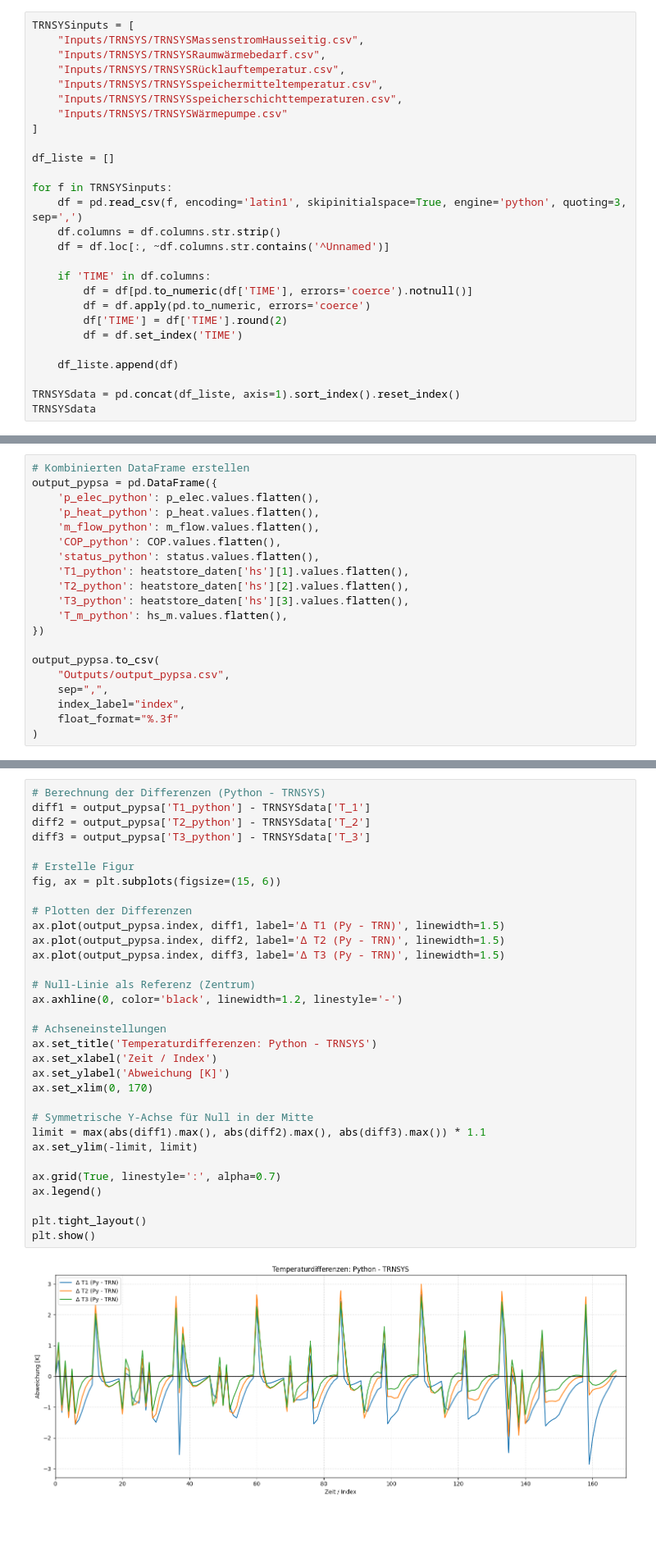
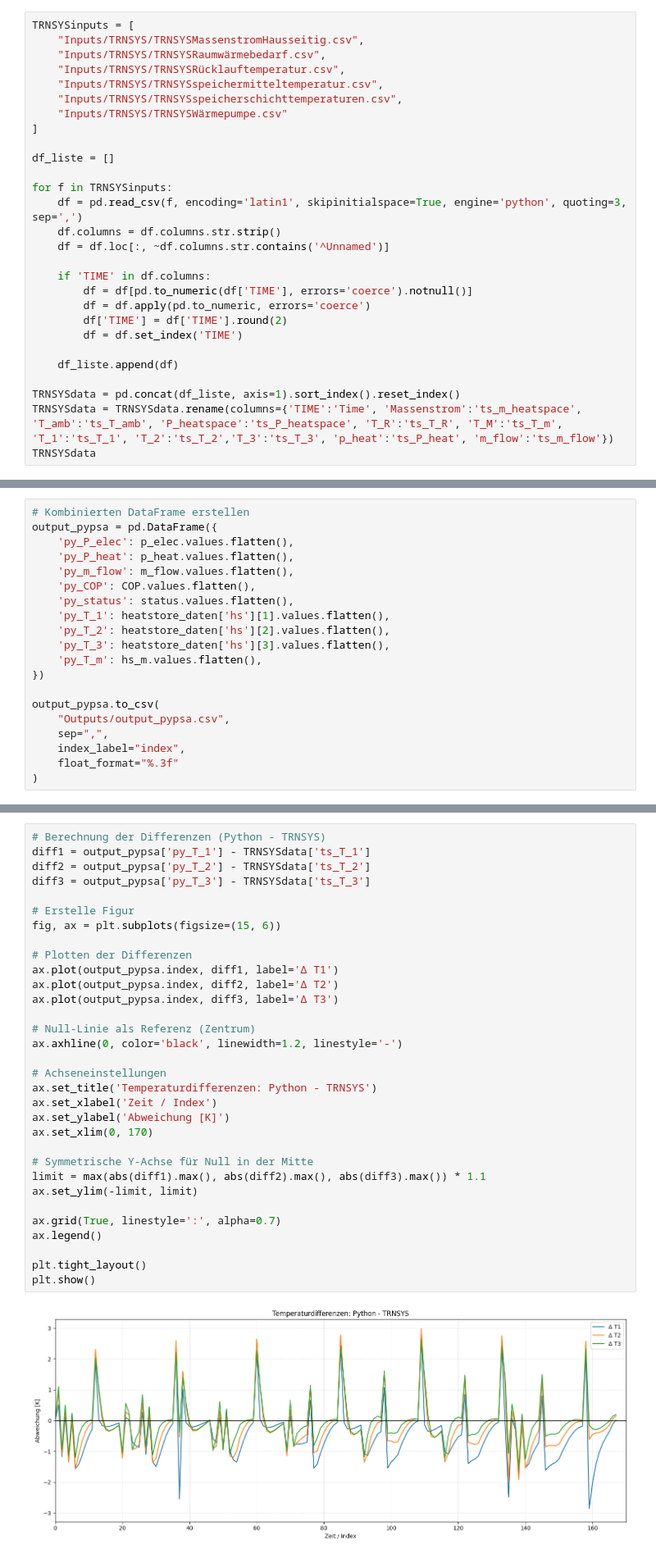
Before and after one commit to choffma8/masterprojektWaermespeicher, a Jupyter notebook: modellierungKonstanterVolumenspeicher.ipynb, the cells around one changed output, grey strips where cells are left out. Shown at 82% size. Drawn from its saved outputs; the diff is of its cells as text; blank space fills up the shorter version.

```diff
--- a/modellierungKonstanterVolumenspeicher.ipynb
+++ b/modellierungKonstanterVolumenspeicher.ipynb
@@ -363,5 +363,6 @@ for f in TRNSYSinputs:
     df_liste.append(df)
 
 TRNSYSdata = pd.concat(df_liste, axis=1).sort_index().reset_index()
+TRNSYSdata = TRNSYSdata.rename(columns={'TIME':'Time', 'Massenstrom':'ts_m_heatspace', 'T_amb':'ts_T_amb', 'P_heatspace':'ts_P_heatspace', 'T_R':'ts_T_R', 'T_M':'ts_T_m', 'T_1':'ts_T_1', 'T_2':'ts_T_2','T_3':'ts_T_3', 'p_heat':'ts_P_heat', 'm_flow':'ts_m_flow'})
 TRNSYSdata
 # %% [output]
@@ -426,15 +410,15 @@ plt.show()
 # %%
 # Kombinierten DataFrame erstellen
 output_pypsa = pd.DataFrame({
-    'p_elec_python': p_elec.values.flatten(),
-    'p_heat_python': p_heat.values.flatten(),
-    'm_flow_python': m_flow.values.flatten(),
-    'COP_python': COP.values.flatten(),
-    'status_python': status.values.flatten(),
-    'T1_python': heatstore_daten['hs'][1].values.flatten(),
-    'T2_python': heatstore_daten['hs'][2].values.flatten(),
-    'T3_python': heatstore_daten['hs'][3].values.flatten(),
-    'T_m_python': hs_m.values.flatten(),
+    'py_P_elec': p_elec.values.flatten(),
+    'py_P_heat': p_heat.values.flatten(),
+    'py_m_flow': m_flow.values.flatten(),
+    'py_COP': COP.values.flatten(),
+    'py_status': status.values.flatten(),
+    'py_T_1': heatstore_daten['hs'][1].values.flatten(),
+    'py_T_2': heatstore_daten['hs'][2].values.flatten(),
+    'py_T_3': heatstore_daten['hs'][3].values.flatten(),
+    'py_T_m': hs_m.values.flatten(),
 })
 
 output_pypsa.to_csv(
@@ -597,35 +599,35 @@ plt.show()
 [figure]
 # %%
 # Berechnung der Differenzen (Python - TRNSYS)
-diff1 = output_pypsa['T1_python'] - TRNSYSdata['T_1']
-diff2 = output_pypsa['T2_python'] - TRNSYSdata['T_2']
-diff3 = output_pypsa['T3_python'] - TRNSYSdata['T_3']
+diff1 = output_pypsa['py_T_1'] - TRNSYSdata['ts_T_1']
+diff2 = output_pypsa['py_T_2'] - TRNSYSdata['ts_T_2']
+diff3 = output_pypsa['py_T_3'] - TRNSYSdata['ts_T_3']
 
 # Erstelle Figur
 fig, ax = plt.subplots(figsize=(15, 6))
 
 # Plotten der Differenzen
-ax.plot(output_pypsa.index, diff1, label='Δ T1 (Py - TRN)', linewidth=1.5)
-ax.plot(output_pypsa.index, diff2, label='Δ T2 (Py - TRN)', linewidth=1.5)
-ax.plot(output_pypsa.index, diff3, label='Δ T3 (Py - TRN)', linewidth=1.5)
+ax.plot(output_pypsa.index, diff1, label='Δ T1')
+ax.plot(output_pypsa.index, diff2, label='Δ T2')
+ax.plot(output_pypsa.index, diff3, label='Δ T3')
 
 # Null-Linie als Referenz (Zentrum)
 ax.axhline(0, color='black', linewidth=1.2, linestyle='-')
 
 # Achseneinstellungen
 ax.set_title('Temperaturdifferenzen: Python - TRNSYS')
 ax.set_xlabel('Zeit / Index')
 ax.set_ylabel('Abweichung [K]')
 ax.set_xlim(0, 170)
 
 # Symmetrische Y-Achse für Null in der Mitte
 limit = max(abs(diff1).max(), abs(diff2).max(), abs(diff3).max()) * 1.1
 ax.set_ylim(-limit, limit)
 
 ax.grid(True, linestyle=':', alpha=0.7)
 ax.legend()
 
 plt.tight_layout()
 plt.show()
 # %% [output]
-[figure, old version]
+[figure, new version]
```
Also changed, not shown: parts of 13 cells of this notebook, 14 other files.
